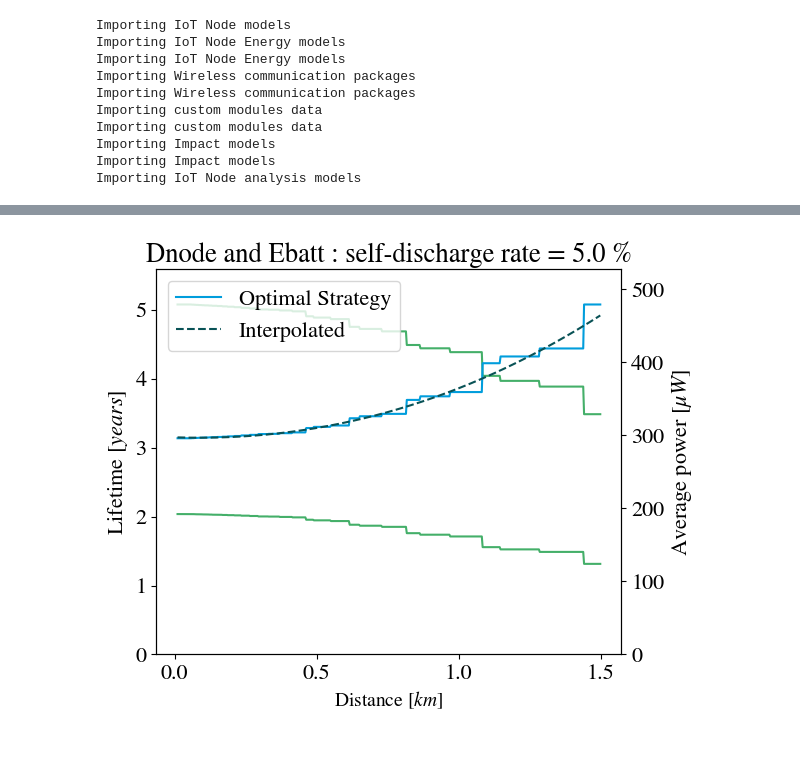
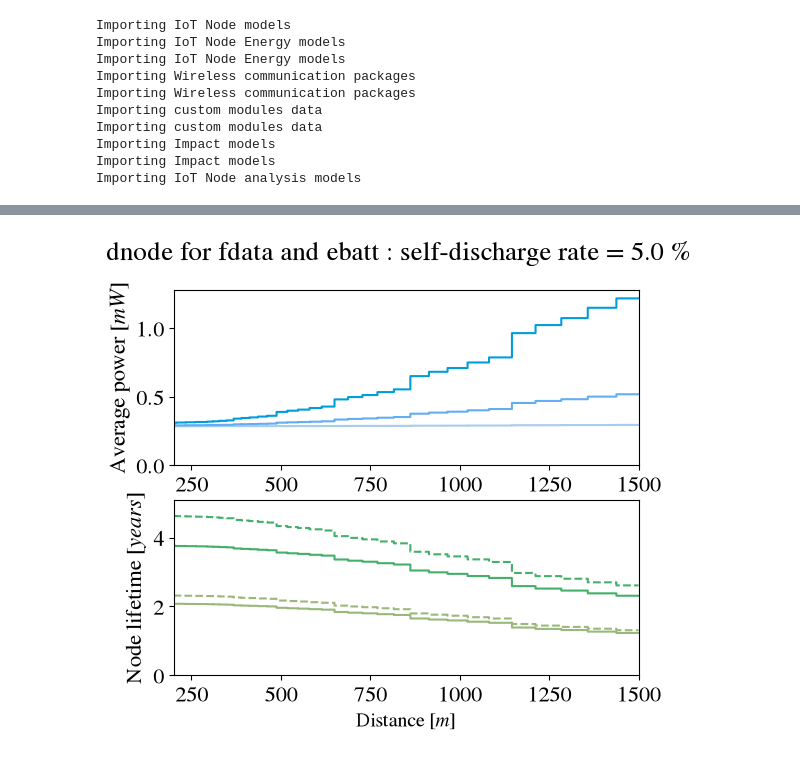
Before and after one commit to PolMaistriaux/IoT_Node_Modeling, a Jupyter notebook: Tests_Verified/NoteBook_Lifetime.ipynb, the cells around one changed output, grey strips where cells are left out. Cells and saved outputs as stored; diff of their text form; code cells hidden in the pictures.

```diff
--- a/Tests_Verified/NoteBook_Lifetime.ipynb
+++ b/Tests_Verified/NoteBook_Lifetime.ipynb
@@ -81,14 +81,11 @@ node_Batt= Battery(name = "Node Batt.", v = 3.3, capacity_mAh = 1800, i = 0, sel
 node_lora = LoRa_Node(name= "IoT Node", module_list= module_List_3V3, PMU_composition =[node_LDO], Battery = node_Batt, radio_module = radio_module_3V3)
 
 node= LoRa_Node_profile("Node_profile", node_lora,  RX_state=radio_state_RX_3V3,TX_state=radio_state_TX_3V3,
-                    P_TX= PTX_PABOOST_configured, I_TX=I_PABoost_3V3 )
+                    P_TX= PTX_PABOOST_3V3, I_TX=I_PABoost_3V3 )
 
-this_task_tx0 = node.create_task_tx(name="TX-0", Ptx = 17,SF=7 ,Coding=1,Header=True,DE = 1,BW = 125e3, Payload = 50, TX_rate=24*1)
+this_task_tx0 = node.create_task_tx(name="TX-0", Ptx = 17,SF=7 ,Coding=1,Header=True,DE = 0,BW = 125e3, Payload = 50, TX_rate=24*1)
 this_task_rx0 = node.create_task_rx(name="RX-0", RX_rate=2, RX_duration=0.250 )
 
-this_task_tx1 = node.create_task_tx(name="TX-1", Ptx = 17,SF=12 ,Coding=1,Header=True,DE = 1,BW = 125e3, Payload = 50, TX_rate=24*1)
-this_task_rx1 = node.create_task_rx(name="RX-1", RX_rate=10, RX_duration=0.250 )
-
 node.add_task(task_TPHG_3V3,24*12)
 # %%
 def PL_model(d):
@@ -135,11 +120,40 @@ sweep_task_rate(Node=node,
 # %%
-sweep_dnode(Node=node,
-            dmax=1500,
-            d_step=3 ,
-            nAA = [1,3],
-            Task_tx=this_task_tx0,
-            PL_model=PL_model,
-            filename =None,
-            figsize=(6,5))
+#sweep_dnode(Node=node,
+#            dmax=1500,
+#            d_step=3 ,
+#            nAA = [1,3],
+#            Task_tx=this_task_tx0,
+#            PL_model=PL_model,
+#            filename =None,
+#            figsize=(6,5))
+#
+#sweep_task_rate(Node=node,
+#            fmax=24*60,
+#            f_step=1,
+#            Task= task_TPHG_3V3,
+#            nAA = [1,3,5],
+#            filename =None,
+#            figsize=(6,5))
+#
+#sweep_fdata(Node=node,
+#        fmax=24*10,
+#        f_step=1,
+#        Task_tx = this_task_tx0,
+#        d = 1000,
+#        nAA = [1,3,5],
+#        filename =None,
+#        figsize=(6,5))
+
+sweep_dnode_fdata_Ebatt( Node=node,
+                            dmin = 200,
+                            dmax=1500,
+                            d_step=2,
+                            f_batt = 24,
+                            fdata = [1,24, 24*4],
+                            nAA = [1,2],
+                            Task_tx = this_task_tx0,
+                            PL_model=PL_model,
+                            filename =None,
+                            figsize=(6,5))
 # %% [output]
-[figure, old version]
+[figure, new version]
```
Also changed, not shown: parts of 5 cells of this notebook, 6 other files.
